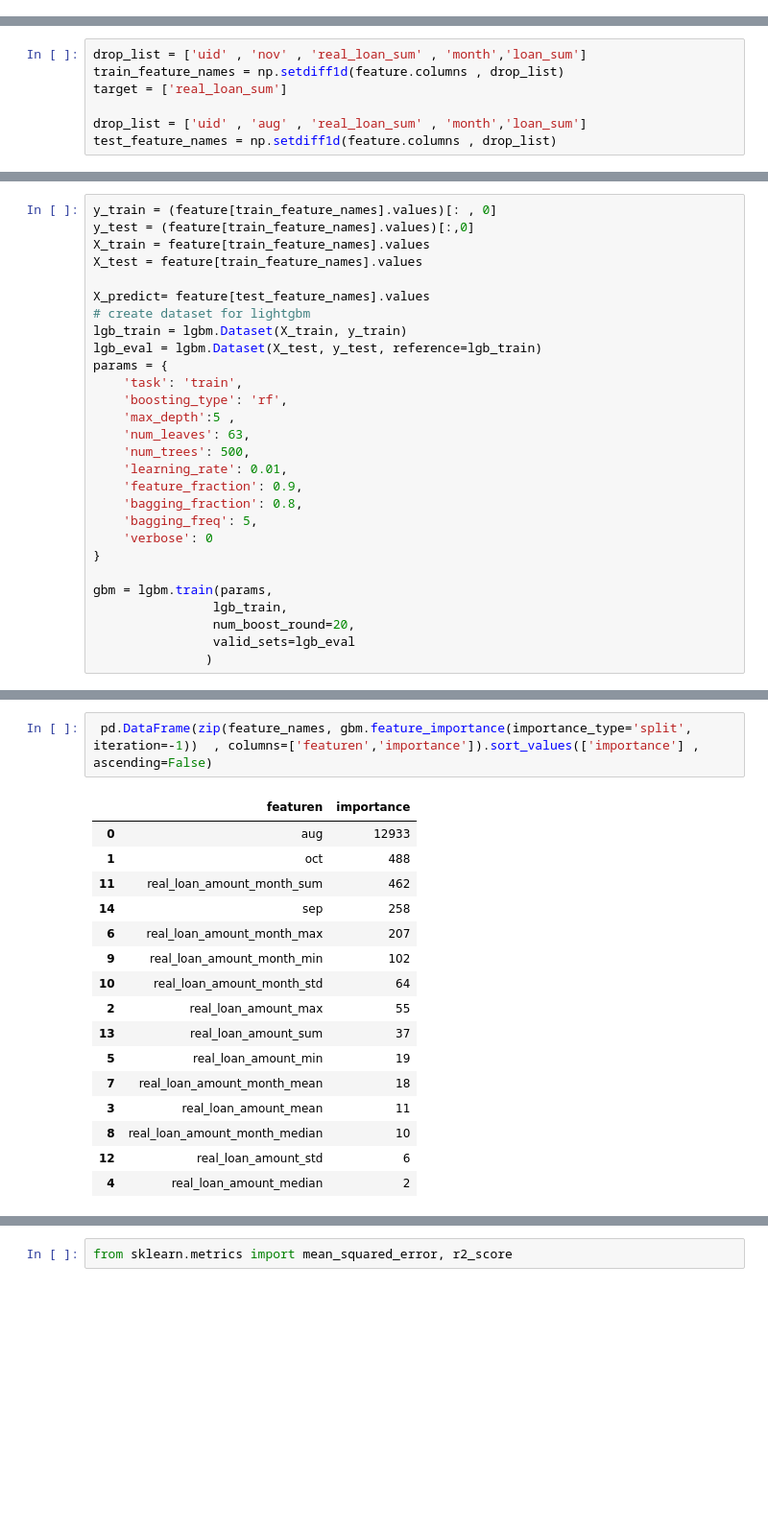
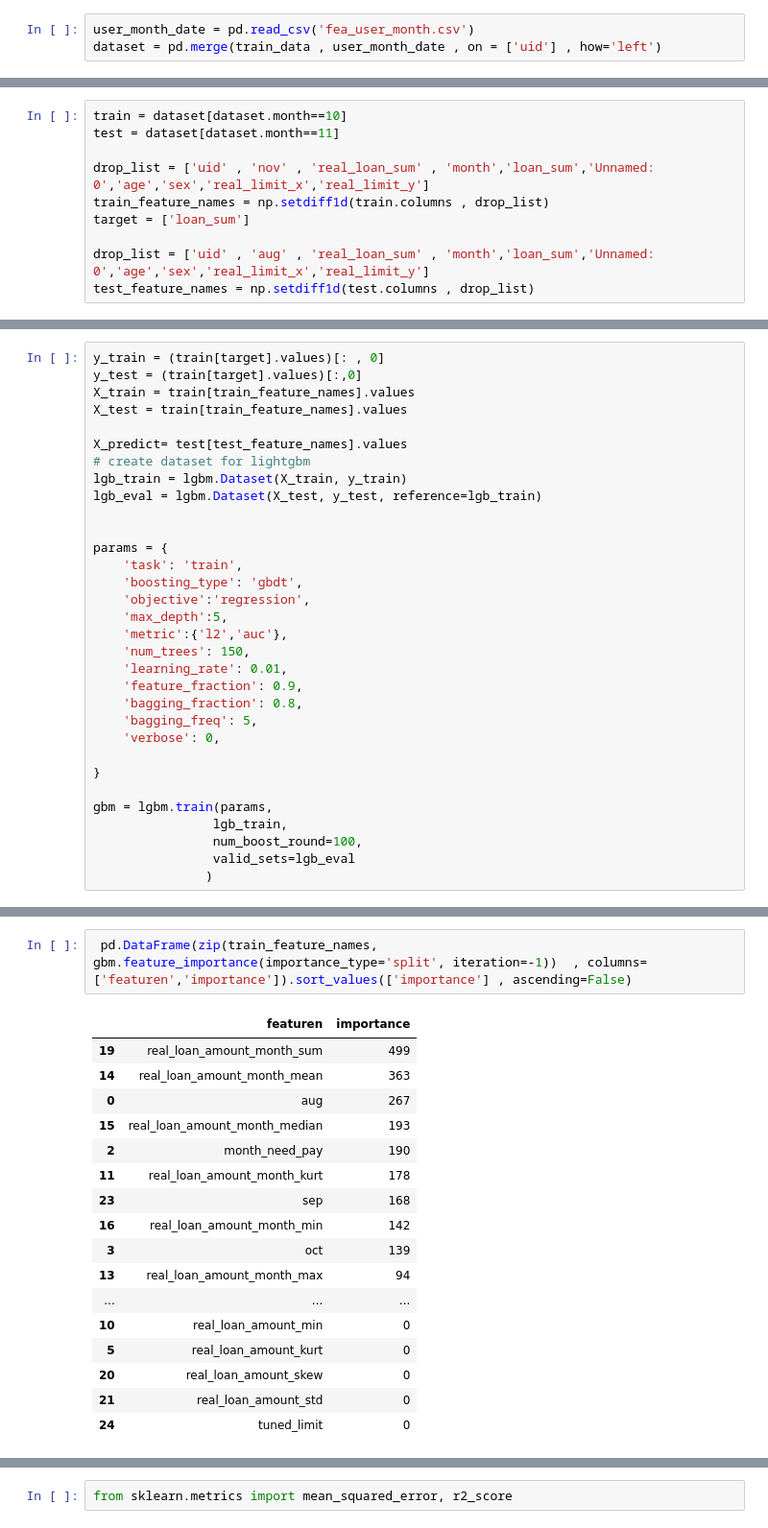
Before and after one commit to fengchuimuhua/fantasy, a Jupyter notebook: src/feature/user_agg.ipynb, the cells around one changed output, grey strips where cells are left out. Shown: that part at 96% size. Drawn from its saved outputs; the diff is of its cells as text; blank space fills up the shorter version.

```diff
--- a/src/feature/user_agg.ipynb
+++ b/src/feature/user_agg.ipynb
@@ -110,0 +137,3 @@ import pandas as p
+# %%
+user_month_date = pd.read_csv('fea_user_month.csv')
+dataset = pd.merge(train_data , user_month_date , on = ['uid'] , how='left')
@@ -111,7 +157,10 @@ import pandas as p
 # %%
-drop_list = ['uid' , 'nov' , 'real_loan_sum' , 'month','loan_sum']
-train_feature_names = np.setdiff1d(feature.columns , drop_list)
-target = ['real_loan_sum']
+train = dataset[dataset.month==10]
+test = dataset[dataset.month==11]
 
-drop_list = ['uid' , 'aug' , 'real_loan_sum' , 'month','loan_sum']
-test_feature_names = np.setdiff1d(feature.columns , drop_list)
+drop_list = ['uid' , 'nov' , 'real_loan_sum' , 'month','loan_sum','Unnamed: 0','age','sex','real_limit_x','real_limit_y']
+train_feature_names = np.setdiff1d(train.columns , drop_list)
+target = ['loan_sum']
+
+drop_list = ['uid' , 'aug' , 'real_loan_sum' , 'month','loan_sum','Unnamed: 0','age','sex','real_limit_x','real_limit_y']
+test_feature_names = np.setdiff1d(test.columns , drop_list)
@@ -118,28 +171,32 @@ test_feature_names = np.setdiff1d(feature.columns , drop_list)
 # %%
-y_train = (feature[train_feature_names].values)[: , 0]
-y_test = (feature[train_feature_names].values)[:,0]
-X_train = feature[train_feature_names].values
-X_test = feature[train_feature_names].values
+y_train = (train[target].values)[: , 0]
+y_test = (train[target].values)[:,0]
+X_train = train[train_feature_names].values
+X_test = train[train_feature_names].values
 
-X_predict= feature[test_feature_names].values
+X_predict= test[test_feature_names].values
 # create dataset for lightgbm
 lgb_train = lgbm.Dataset(X_train, y_train)
 lgb_eval = lgbm.Dataset(X_test, y_test, reference=lgb_train)
+
+
 params = {
     'task': 'train',
-    'boosting_type': 'rf',
-    'max_depth':5 ,
-    'num_leaves': 63,
-    'num_trees': 500,
+    'boosting_type': 'gbdt',
+    'objective':'regression',
+    'max_depth':5,
+    'metric':{'l2','auc'},
+    'num_trees': 150,
     'learning_rate': 0.01,
     'feature_fraction': 0.9,
     'bagging_fraction': 0.8,
     'bagging_freq': 5,
-    'verbose': 0
+    'verbose': 0,
+
 }
 
 gbm = lgbm.train(params,
                 lgb_train,
-                num_boost_round=20,
+                num_boost_round=100,
                 valid_sets=lgb_eval
                )
@@ -146,21 +226,22 @@ gbm = lgbm.train(params,
 # %%
- pd.DataFrame(zip(feature_names, gbm.feature_importance(importance_type='split', iteration=-1))  , columns=['featuren','importance']).sort_values(['importance'] , ascending=False)
+ pd.DataFrame(zip(train_feature_names, gbm.feature_importance(importance_type='split', iteration=-1))  , columns=['featuren','importance']).sort_values(['importance'] , ascending=False)
 # %% [output]
 |  | featuren | importance |
-| 0 | aug | 12933 |
-| 1 | oct | 488 |
-| 11 | real_loan_amount_month_sum | 462 |
-| 14 | sep | 258 |
-| 6 | real_loan_amount_month_max | 207 |
-| 9 | real_loan_amount_month_min | 102 |
-| 10 | real_loan_amount_month_std | 64 |
-| 2 | real_loan_amount_max | 55 |
-| 13 | real_loan_amount_sum | 37 |
-| 5 | real_loan_amount_min | 19 |
-| 7 | real_loan_amount_month_mean | 18 |
-| 3 | real_loan_amount_mean | 11 |
-| 8 | real_loan_amount_month_median | 10 |
-| 12 | real_loan_amount_std | 6 |
-| 4 | real_loan_amount_median | 2 |
+| 19 | real_loan_amount_month_sum | 499 |
+| 14 | real_loan_amount_month_mean | 363 |
+| 0 | aug | 267 |
+| 15 | real_loan_amount_month_median | 193 |
+| 2 | month_need_pay | 190 |
+| 11 | real_loan_amount_month_kurt | 178 |
+| 23 | sep | 168 |
+| 16 | real_loan_amount_month_min | 142 |
+| 3 | oct | 139 |
+| 13 | real_loan_amount_month_max | 94 |
+| ... | ... | ... |
+| 10 | real_loan_amount_min | 0 |
+| 5 | real_loan_amount_kurt | 0 |
+| 20 | real_loan_amount_skew | 0 |
+| 21 | real_loan_amount_std | 0 |
+| 24 | tuned_limit | 0 |
 # %%
 #train rmse
```
Also changed, not shown: parts of 42 cells of this notebook, 7 other files.
